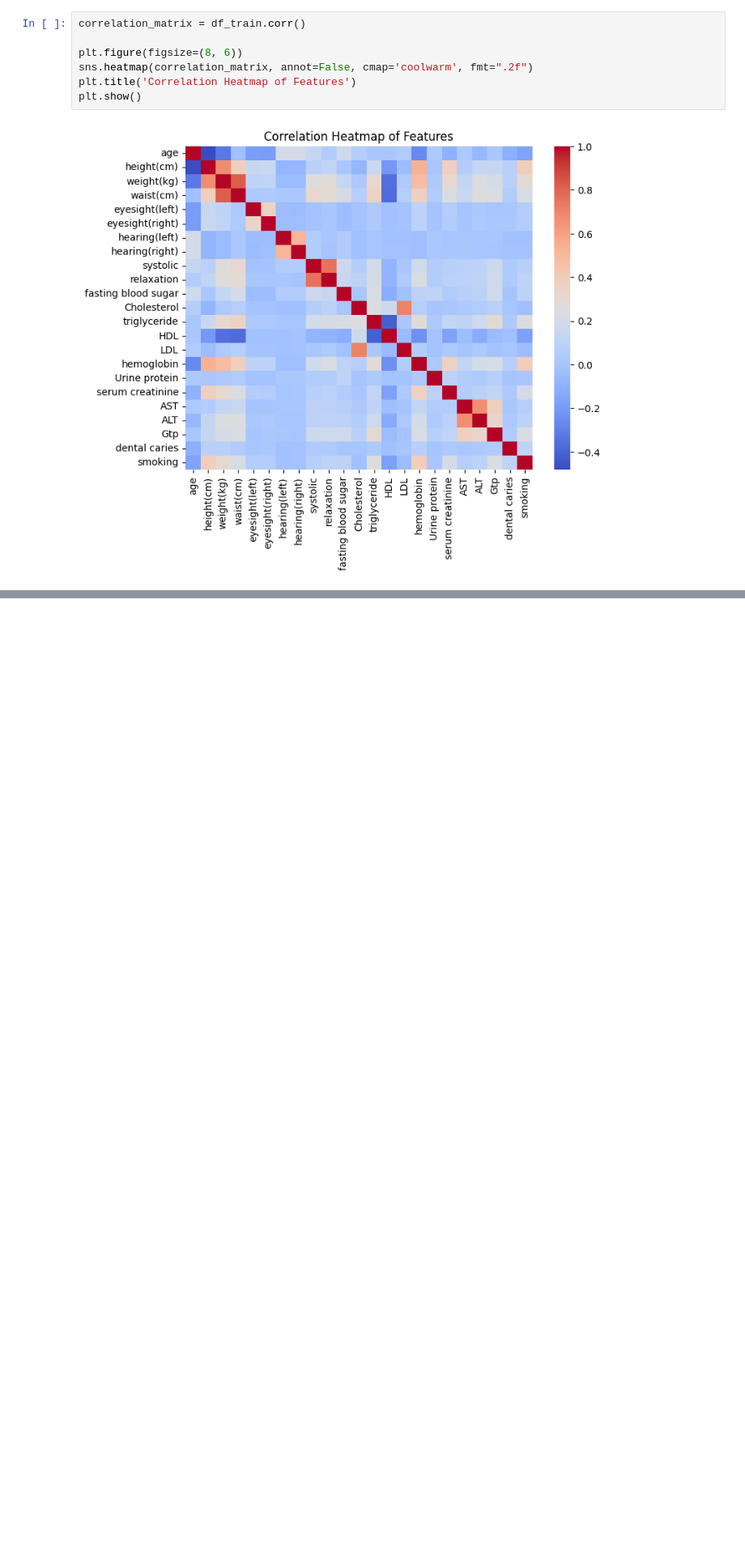
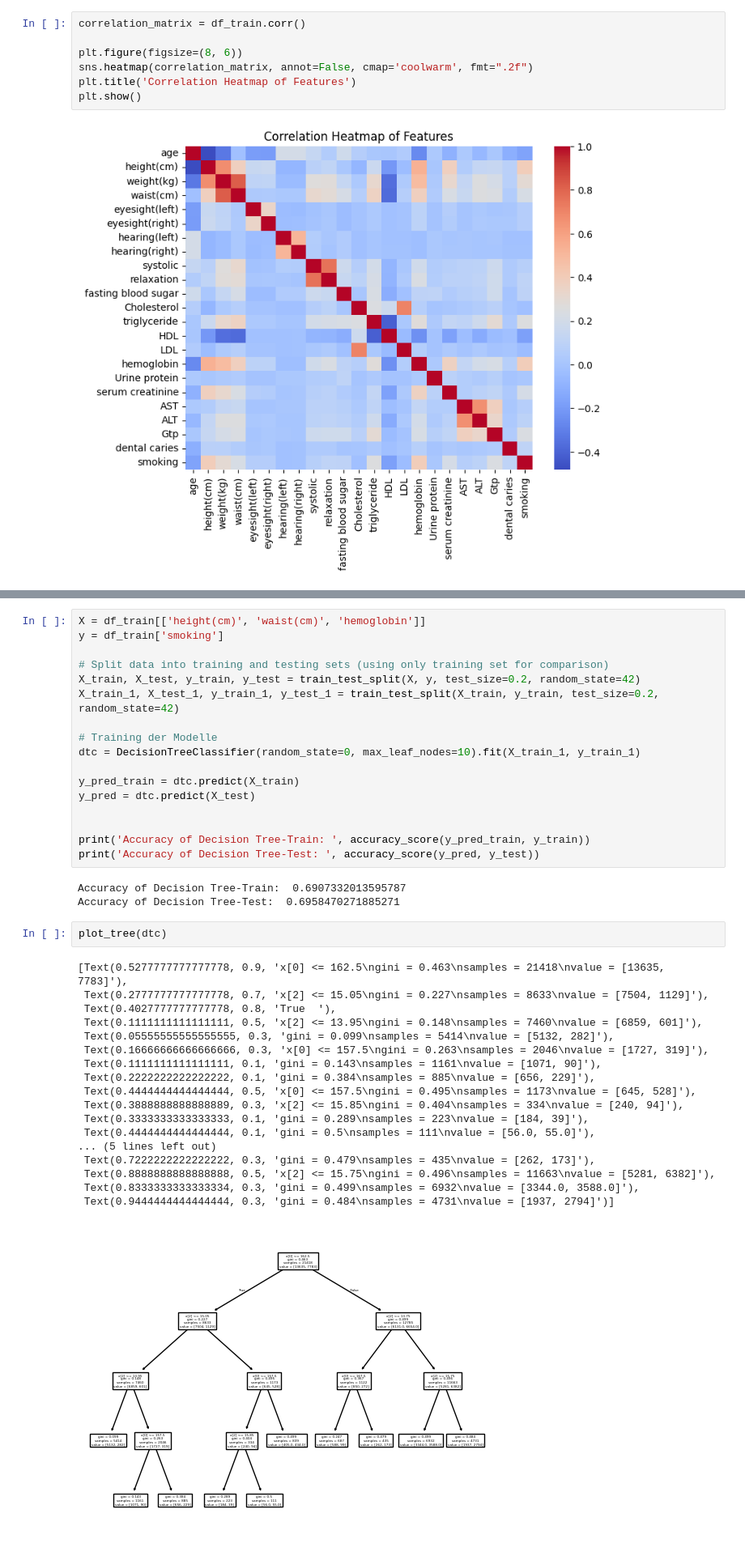
Before and after one commit to jonaRumberg/datascienceportfolio, a Jupyter notebook: smoker.ipynb, the cells around one changed output, grey strips where cells are left out. Shown at 81% size. Drawn from its saved outputs; the diff is of its cells as text; blank space fills up the shorter version.

Commit message:
binary tree classifier

```diff
--- a/smoker.ipynb
+++ b/smoker.ipynb
@@ -74,0 +88,41 @@ Test Mean Squared Error: 24.341582330708672
+# %%
+X = df_train[['height(cm)', 'waist(cm)', 'hemoglobin']]
+y = df_train['smoking']
+
+# Split data into training and testing sets (using only training set for comparison)
+X_train, X_test, y_train, y_test = train_test_split(X, y, test_size=0.2, random_state=42)
+X_train_1, X_test_1, y_train_1, y_test_1 = train_test_split(X_train, y_train, test_size=0.2, random_state=42)
+
+# Training der Modelle
+dtc = DecisionTreeClassifier(random_state=0, max_leaf_nodes=10).fit(X_train_1, y_train_1)
+
+y_pred_train = dtc.predict(X_train)
+y_pred = dtc.predict(X_test)
+
+
+print('Accuracy of Decision Tree-Train: ', accuracy_score(y_pred_train, y_train))
+print('Accuracy of Decision Tree-Test: ', accuracy_score(y_pred, y_test))
+# %% [output]
+Accuracy of Decision Tree-Train:  0.6907332013595787
+Accuracy of Decision Tree-Test:  0.6958470271885271
+# %%
+plot_tree(dtc)
+# %% [output]
+[Text(0.5277777777777778, 0.9, 'x[0] <= 162.5\ngini = 0.463\nsamples = 21418\nvalue = [13635, 7783]'),
+ Text(0.2777777777777778, 0.7, 'x[2] <= 15.05\ngini = 0.227\nsamples = 8633\nvalue = [7504, 1129]'),
+ Text(0.4027777777777778, 0.8, 'True  '),
+ Text(0.1111111111111111, 0.5, 'x[2] <= 13.95\ngini = 0.148\nsamples = 7460\nvalue = [6859, 601]'),
+ Text(0.05555555555555555, 0.3, 'gini = 0.099\nsamples = 5414\nvalue = [5132, 282]'),
+ Text(0.16666666666666666, 0.3, 'x[0] <= 157.5\ngini = 0.263\nsamples = 2046\nvalue = [1727, 319]'),
+ Text(0.1111111111111111, 0.1, 'gini = 0.143\nsamples = 1161\nvalue = [1071, 90]'),
+ Text(0.2222222222222222, 0.1, 'gini = 0.384\nsamples = 885\nvalue = [656, 229]'),
+ Text(0.4444444444444444, 0.5, 'x[0] <= 157.5\ngini = 0.495\nsamples = 1173\nvalue = [645, 528]'),
+ Text(0.3888888888888889, 0.3, 'x[2] <= 15.85\ngini = 0.404\nsamples = 334\nvalue = [240, 94]'),
+ Text(0.3333333333333333, 0.1, 'gini = 0.289\nsamples = 223\nvalue = [184, 39]'),
+ Text(0.4444444444444444, 0.1, 'gini = 0.5\nsamples = 111\nvalue = [56.0, 55.0]'),
+... (5 lines left out)
+ Text(0.7222222222222222, 0.3, 'gini = 0.479\nsamples = 435\nvalue = [262, 173]'),
+ Text(0.8888888888888888, 0.5, 'x[2] <= 15.75\ngini = 0.496\nsamples = 11663\nvalue = [5281, 6382]'),
+ Text(0.8333333333333334, 0.3, 'gini = 0.499\nsamples = 6932\nvalue = [3344.0, 3588.0]'),
+ Text(0.9444444444444444, 0.3, 'gini = 0.484\nsamples = 4731\nvalue = [1937, 2794]')]
+[figure, added]
```
Also changed, not shown: parts of 9 cells of this notebook.
